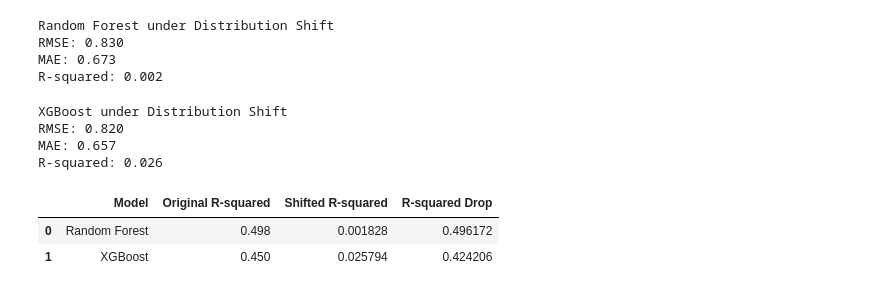
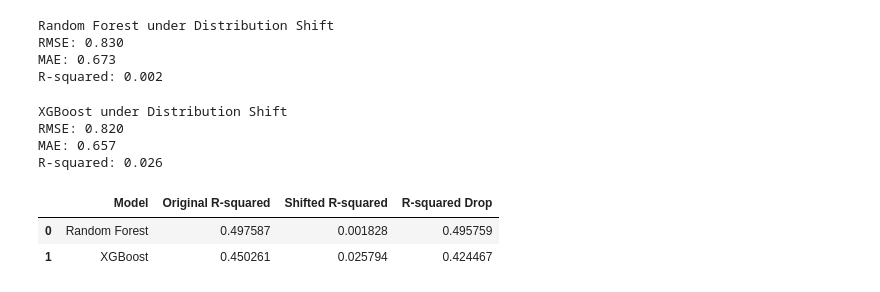
Before and after one commit to benmckenz000/wine-quality-modeling, a Jupyter notebook: WineQuality2.ipynb, the cells around one changed output. Drawn from its saved outputs; the diff is of its cells as text; code cells hidden in the pictures.

Commit message:
Updated Jupyter notebook with summary table

```diff
--- a/WineQuality2.ipynb
+++ b/WineQuality2.ipynb
@@ -356,21 +382,21 @@ RMSE: 0.820
 MAE: 0.657
 R-squared: 0.026
 # %%
-# Degredation comparison
+# Degradation comparison
 rf_original_r2 = r2_score(y_test, rf_preds)
 xgb_original_r2 = r2_score(y_test, xgb_predictions)
 
-rf_degredation = rf_original_r2 - rf_shift_r2
-xgb_degredation = xgb_original_r2 - xgb_shift_r2
+rf_degradation = rf_original_r2 - rf_shift_r2
+xgb_degradation = xgb_original_r2 - xgb_shift_r2
 
 comparison_df = pd.DataFrame({
     "Model": ["Random Forest", "XGBoost"],
     "Original R-squared": [rf_original_r2, xgb_original_r2],
     "Shifted R-squared": [rf_shift_r2, xgb_shift_r2],
-    "R-squared Drop": [rf_degredation, xgb_degredation],
+    "R-squared Drop": [rf_degradation, xgb_degradation],
 })
 comparison_df
 # %% [output]
 |  | Model | Original R-squared | Shifted R-squared | R-squared Drop |
-| 0 | Random Forest | 0.498 | 0.001828 | 0.496172 |
-| 1 | XGBoost | 0.450 | 0.025794 | 0.424206 |
+| 0 | Random Forest | 0.497587 | 0.001828 | 0.495759 |
+| 1 | XGBoost | 0.450261 | 0.025794 | 0.424467 |
```
Also changed, not shown: parts of 6 cells of this notebook.
